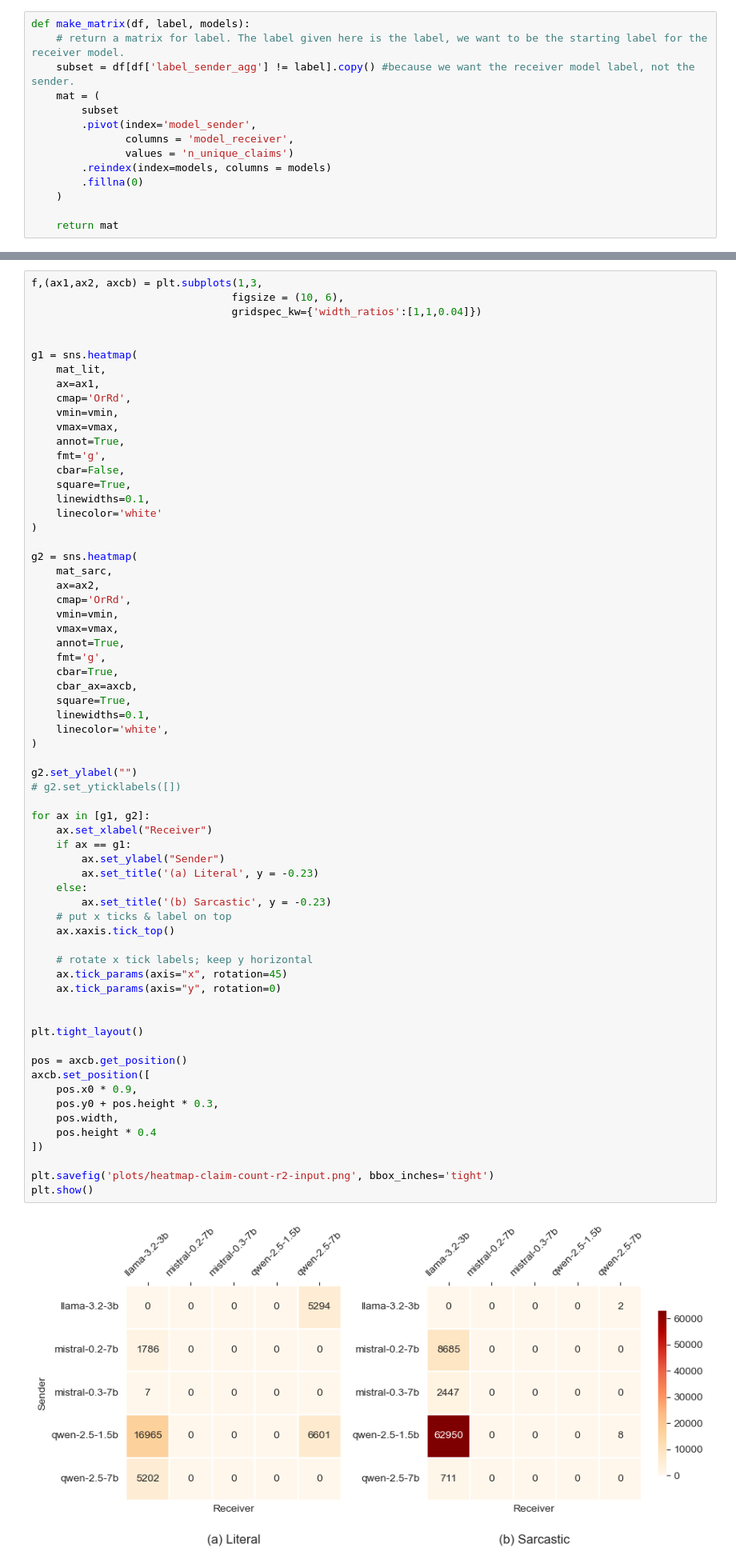
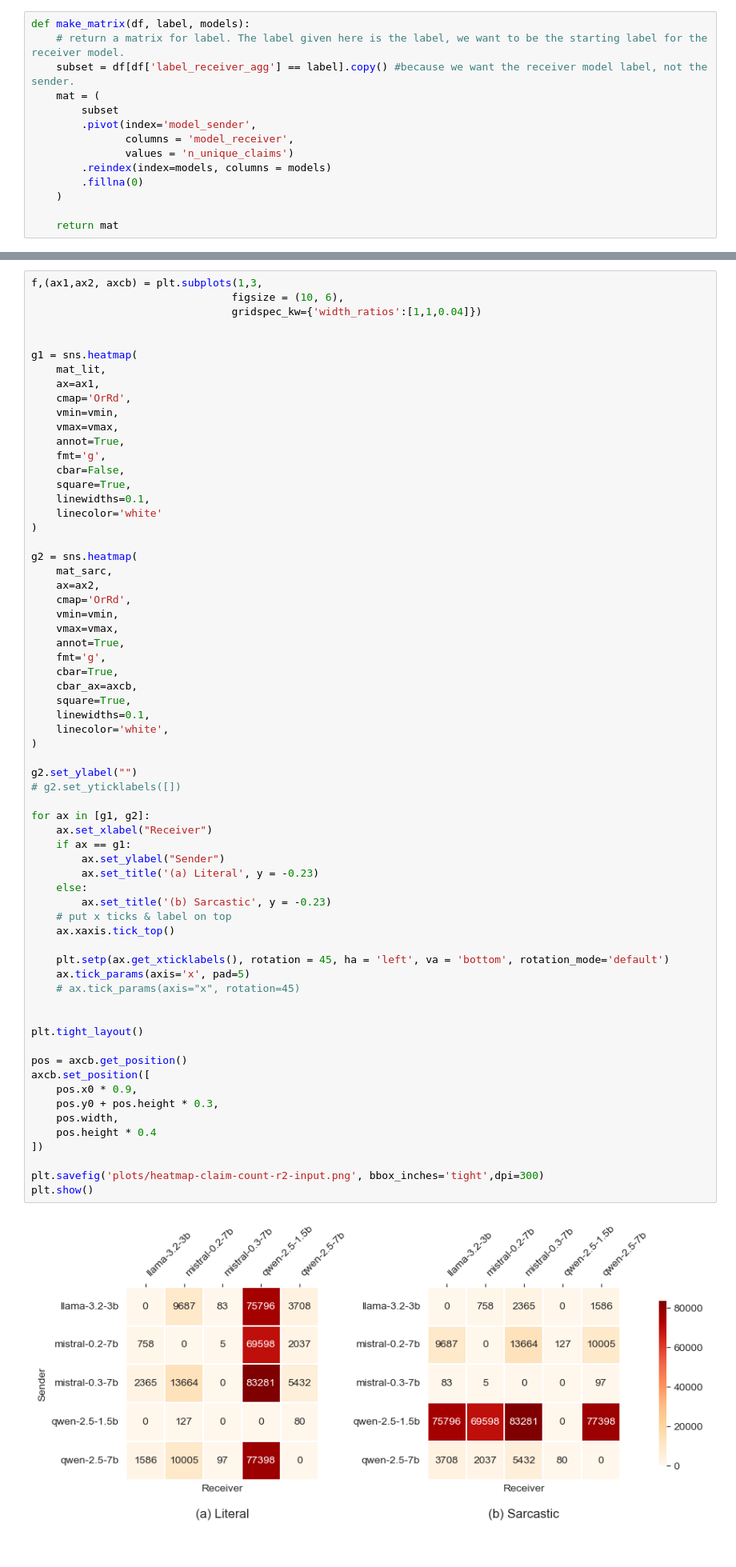
Before and after one commit to mariehaahr/mas, a Jupyter notebook: analysis.ipynb, the cells around one changed output, grey strips where cells are left out. Shown at 80% size. Cells and saved outputs as stored; diff of their text form.

Commit message:
finally proper plots

```diff
--- a/analysis.ipynb
+++ b/analysis.ipynb
@@ -507,7 +491,7 @@ heatmap_df
 # %%
 def make_matrix(df, label, models):
     # return a matrix for label. The label given here is the label, we want to be the starting label for the receiver model.
-    subset = df[df['label_sender_agg'] != label].copy() #because we want the receiver model label, not the sender.
+    subset = df[df['label_receiver_agg'] == label].copy() #because we want the receiver model label, not the sender.
     mat = (
         subset
         .pivot(index='model_sender',
@@ -562,35 +546,35 @@ g2 = sns.heatmap(
     linecolor='white',
 )
 
 g2.set_ylabel("")
 # g2.set_yticklabels([])
 
 for ax in [g1, g2]:
     ax.set_xlabel("Receiver")
     if ax == g1:
         ax.set_ylabel("Sender")
         ax.set_title('(a) Literal', y = -0.23)
     else:
         ax.set_title('(b) Sarcastic', y = -0.23)
     # put x ticks & label on top
     ax.xaxis.tick_top()
 
-    # rotate x tick labels; keep y horizontal
-    ax.tick_params(axis="x", rotation=45)
-    ax.tick_params(axis="y", rotation=0)
+    plt.setp(ax.get_xticklabels(), rotation = 45, ha = 'left', va = 'bottom', rotation_mode='default')
+    ax.tick_params(axis='x', pad=5)
+    # ax.tick_params(axis="x", rotation=45)
 
 
 plt.tight_layout()
 
 pos = axcb.get_position()
 axcb.set_position([
     pos.x0 * 0.9,
     pos.y0 + pos.height * 0.3,
     pos.width,
     pos.height * 0.4
 ])
 
-plt.savefig('plots/heatmap-claim-count-r2-input.png', bbox_inches='tight')
+plt.savefig('plots/heatmap-claim-count-r2-input.png', bbox_inches='tight',dpi=300)
 plt.show()
 # %% [output]
-[figure, old version]
+[figure, new version]
```
Also changed, not shown: parts of 18 cells of this notebook, 12 other files.
